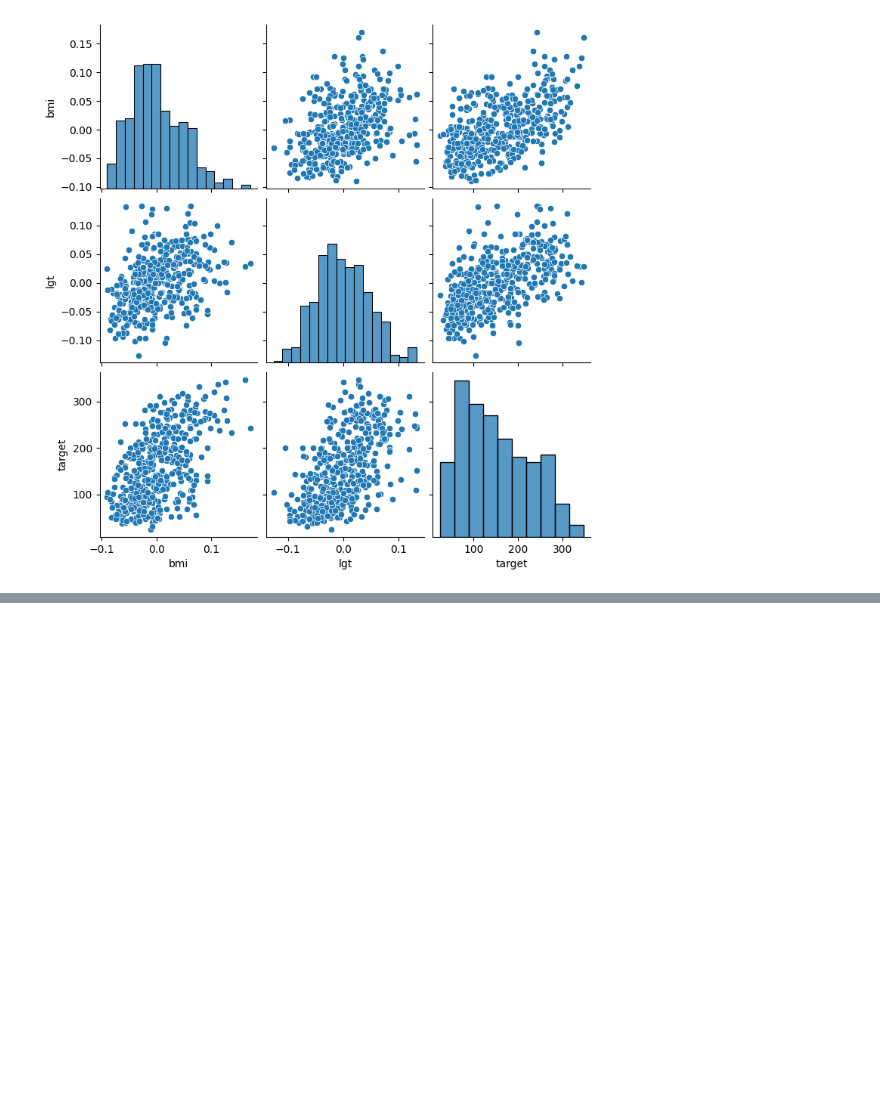
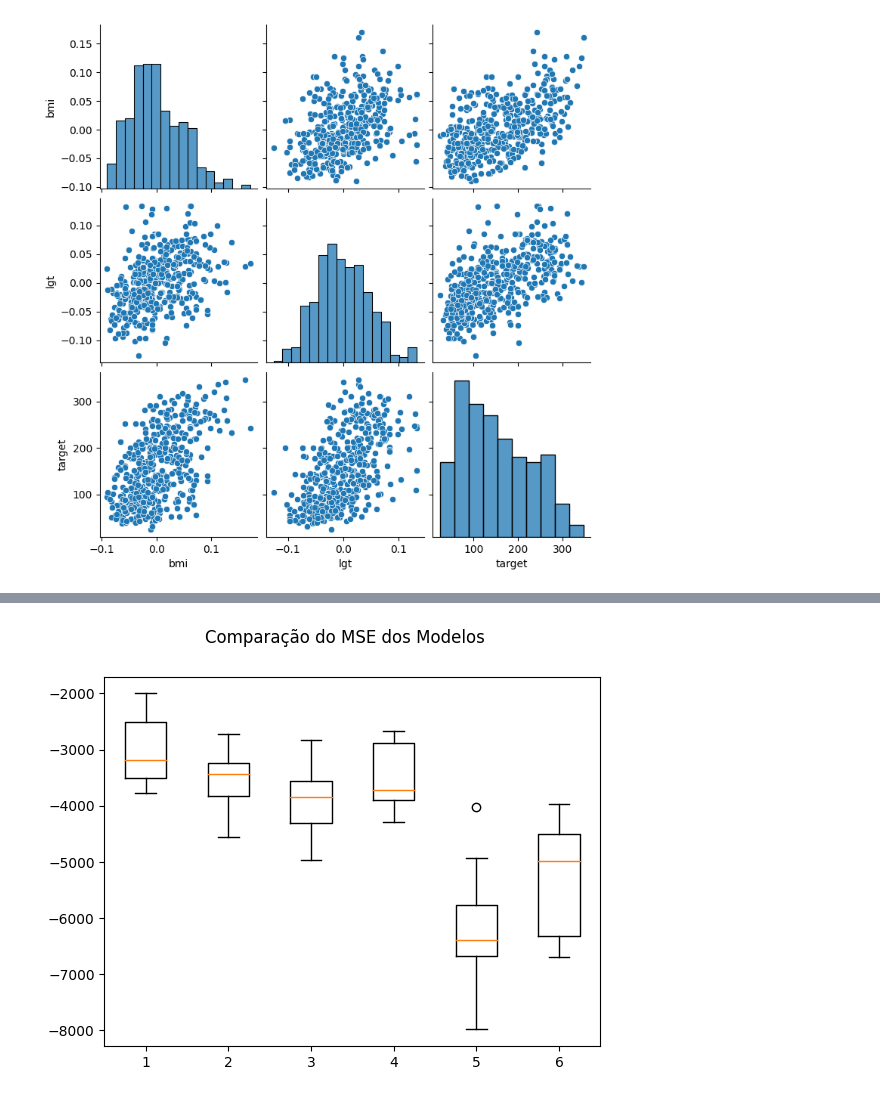
Before and after one commit to clferreira1985/PUC_RJ-Pos_Ciencia_de_Dados_e_Analytics, a Jupyter notebook: Machine_Learning/Modelo_de_regressao.ipynb, the cells around one changed output, grey strips where cells are left out. Cells and saved outputs as stored; diff of their text form; code cells hidden in the pictures; blank space fills up the shorter version.

```diff
--- a/Machine_Learning/Modelo_de_regressao.ipynb
+++ b/Machine_Learning/Modelo_de_regressao.ipynb
@@ -90,7 +90,6 @@ sns.pairplot(dataset[['bmi', 'lgt', 'target']])
 <Figure size 1000x700 with 0 Axes>
 [figure]
 # %%
-from IPython.utils.text import num_ini_spaces
 #separação em bases de treino e teste (holdout)
 array = dataset.values
 X = array[:,0:10] # atributos
@@ -99,56 +98,45 @@ y = dataset['target']
 X_train, X_test, y_train, y_test = train_test_split(X, y, test_size=0.2, random_state=7) #faz a divisão
 
 #criando os folds para validação cruzada
+num_particoes = 10 # número de folds da validação cruzada
+kfold = KFold(n_splits=num_particoes, shuffle=True, random_state=(7)) #faz o particionamento em 10 folds
 # %%
-def modelagem(num_particoes):
-    # Modelagem
+# Modelagem
 
-    # Criando os folds para a validação cruzada
-    kfold = KFold(n_splits=num_particoes, shuffle=True, random_state=(num_particoes +1)) #faz o particionamento em 10 folds
+#Definindo uma seed global para esta célula de código
+np.random.seed(7)
 
-    #Definindo uma seed global para esta célula de código
-    np.random.seed(num_particoes +1)
+# Lista para armazenar os modelos, os resultados e os nomes dos modelos
 
-    # Lista para armazenar os modelos, os resultados e os nomes dos modelos
-
-    models =[]
-    results = []
-    names = []
+models =[]
+results = []
+names = []
 
     # Preparando os modelos e adicionando-os em uma lista
 
-    models.append(('LR', LinearRegression()))
-    models.append(('Ridge', Ridge()))
-    models.append(('Lasso', Lasso()))
-    models.append(('KNN', KNeighborsRegressor()))
-    models.append(('CART', DecisionTreeRegressor()))
-    models.append(('SVM', SVR()))
+models.append(('LR', LinearRegression()))
+models.append(('Ridge', Ridge()))
+models.append(('Lasso', Lasso()))
+models.append(('KNN', KNeighborsRegressor()))
+models.append(('CART', DecisionTreeRegressor()))
+models.append(('SVM', SVR()))
 
-    print(f"Testando modelos para {num_particoes} particoes")
+#Avaliando um modelo por vez
+for name, model in models:
+  cv_results = cross_val_score(model, X_train, y_train, cv=kfold, scoring='neg_mean_squared_error')
+  results.append(cv_results)
+  names.append(name)
+  # imprime MSE, desvio padrão do MSE e MSE dos 10 resultados da validação cruzada
+  msg = "%s : MSE %0.2f (%0.2f) - RMSE % 0.2f" % (name, abs(cv_results.mean()), cv_results.std(), np.sqrt(abs(cv_results.mean())))
+  print(msg)
 
-    # Dicionário para armazenar os melhores resultados de acurária e números de partições para cada modelo
-    best_results = {}
 
-    #Avaliando um modelo por vez
-    for name, model in models:
-      cv_results = cross_val_score(model, X_train, y_train, cv=kfold, scoring='neg_mean_squared_error')
-      results.append(cv_results)
-      names.append(name)
-      mean_accuracy = cv_results.mean()
-      best_result = best_results.get(name) #Verificar se já existe um melhor resultado para o modelo atual
-      if best_result is None or mean_accuracy > best_result['Accuracy']:
-         best_results[name] = {'accuracy': mean_accuracy, 'partitions' : num_particoes} # Armazenar o melhor resultado para o modelo atual
-      # imprime MSE, devio padrão do MSE e RMSE dos 10 resultados da validação cruzada
-      msg = "%s : MSE %0.2f (%0.2f) - RMSE % 0.2f" % (name, abs(cv_results.mean()), cv_results.std(), np.sqrt(abs(cv_results.mean())))
-      print(msg)
+# Bloxplot de comparaç~]ao dos modelos
 
-    # Bloxplot de comparaç~]ao dos modelos
-
-    fig = plt.figure()
-    fig.suptitle('Comparação do MSE dos Modelos')
-    ax = fig.add_subplot(111)
-    plt.boxplot(results)
-    ax.set_xticklabels(names)
-    plt.show()
-
-    return best_results
+fig = plt.figure()
+fig.suptitle('Comparação do MSE dos Modelos')
+ax = fig.add_subplot(111)
+plt.boxplot(results)
+ax.set_xticklabels(names)
+plt.show()
+# %% [output]
@@ -154,0 +149 @@ def modelagem(num_particoes):
+[figure, added]
```
Also changed, not shown: parts of 4 cells of this notebook.
